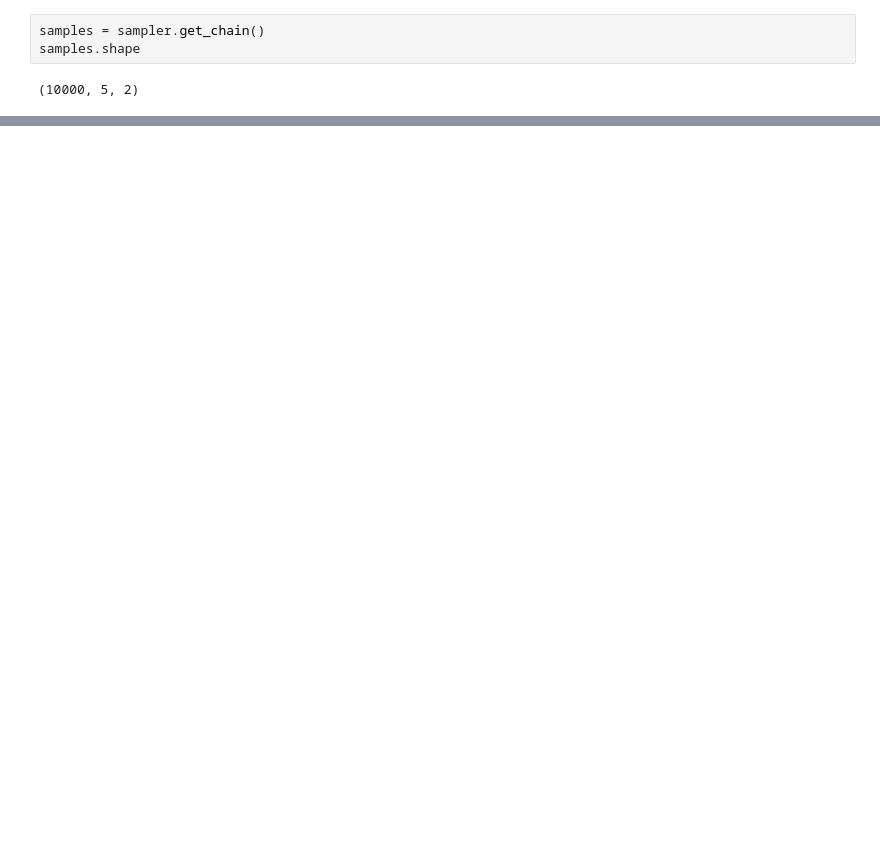
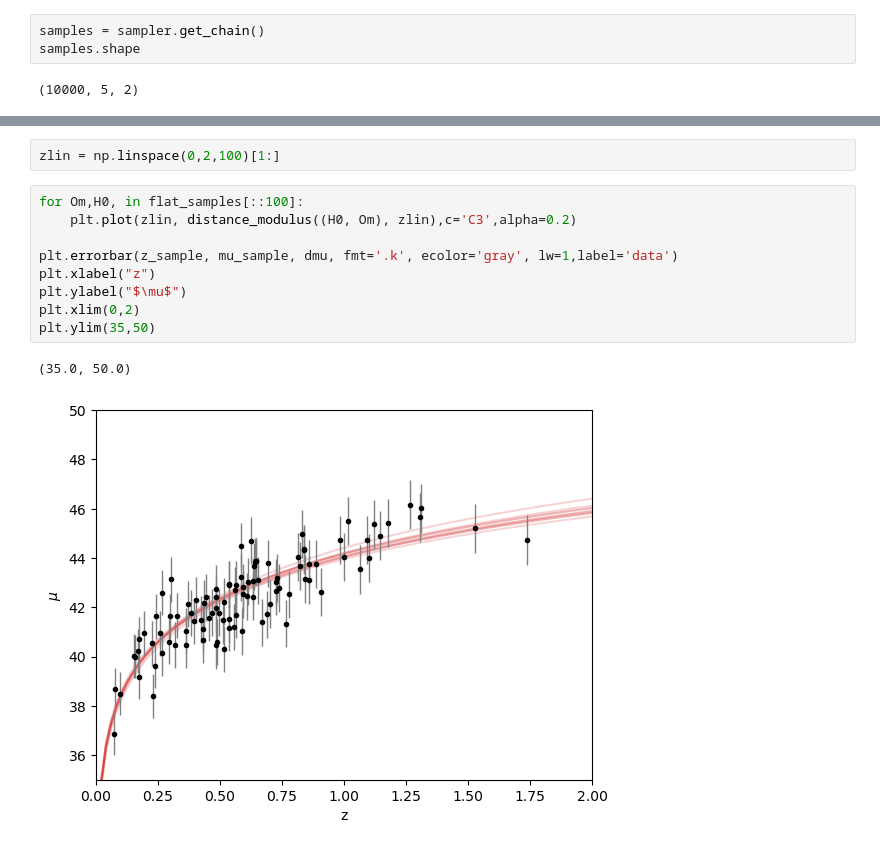
Before and after one commit to Diego-Albano/astrostatistics_bicocca_2025, a Jupyter notebook: working/W18.ipynb, the cells around one changed output, grey strips where cells are left out. Drawn from its saved outputs; the diff is of its cells as text; blank space fills up the shorter version.

```diff
--- a/working/W18.ipynb
+++ b/working/W18.ipynb
@@ -203,0 +210,14 @@ WARNING:root:Too few points to create valid contours
+# %%
+zlin = np.linspace(0,2,100)[1:]
+# %%
+for Om,H0, in flat_samples[::100]:
+    plt.plot(zlin, distance_modulus((H0, Om), zlin),c='C3',alpha=0.2)
+
+plt.errorbar(z_sample, mu_sample, dmu, fmt='.k', ecolor='gray', lw=1,label='data')
+plt.xlabel("z")
+plt.ylabel("$\mu$")
+plt.xlim(0,2)
+plt.ylim(35,50)
+# %% [output]
+(35.0, 50.0)
+[figure, added]
```
Also changed, not shown: parts of 11 cells of this notebook.
